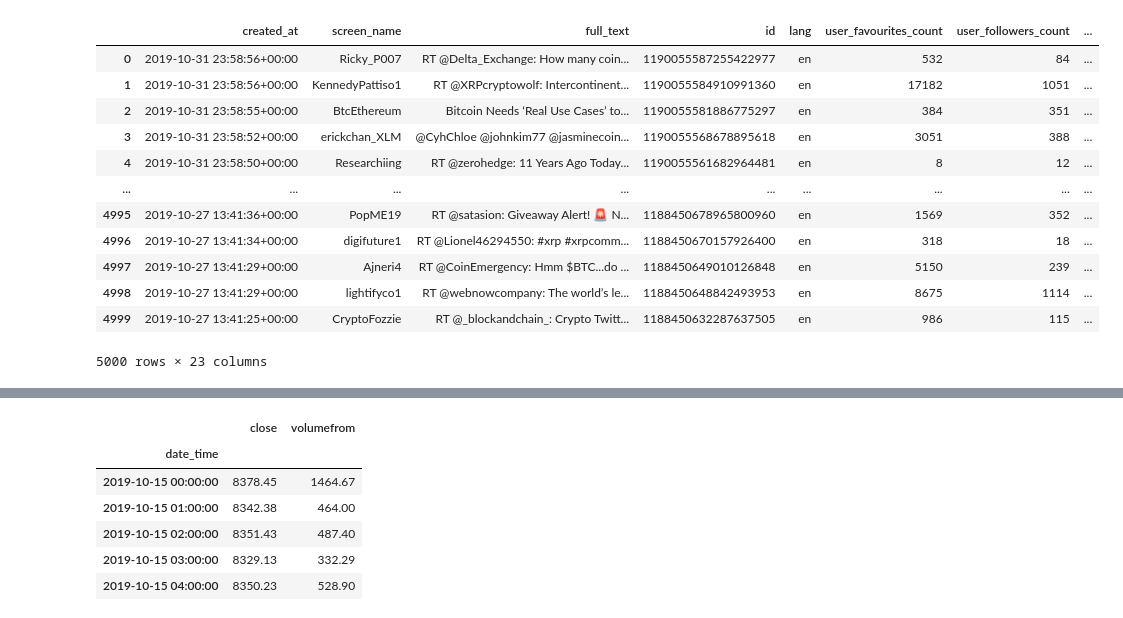
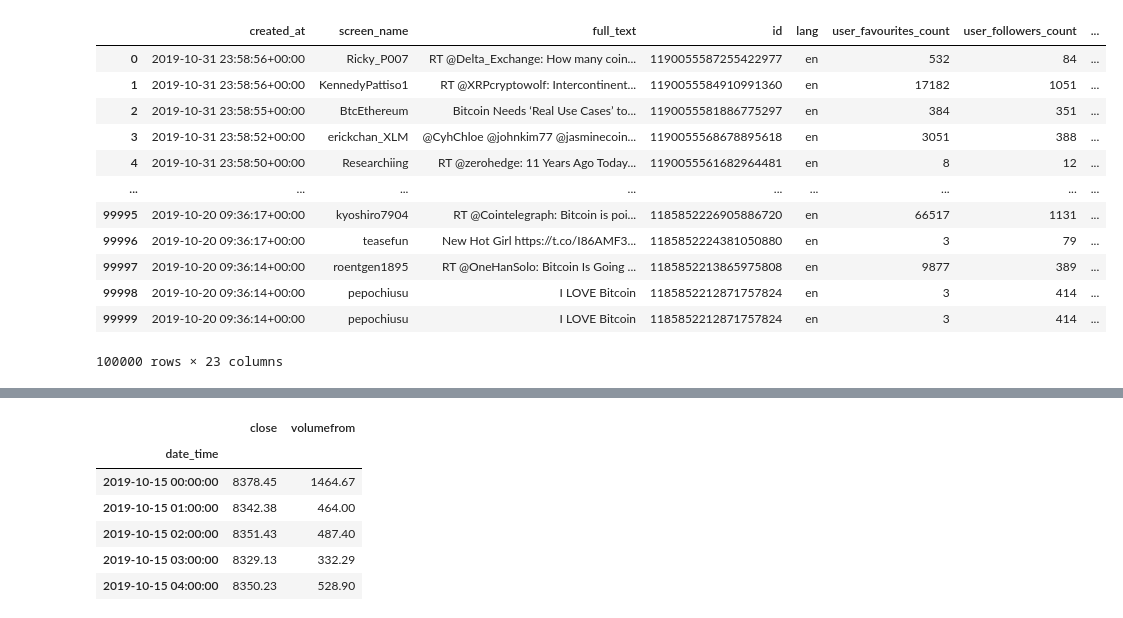
Before and after one commit to willwillis/Crypto-Sentiment-Clusters, a Jupyter notebook: notebooks/igor/price_model.ipynb, the cells around one changed output, grey strips where cells are left out. Saved outputs shown, nothing was run; the diff lists cells and outputs as text; code cells hidden in the pictures.

```diff
--- a/notebooks/igor/price_model.ipynb
+++ b/notebooks/igor/price_model.ipynb
@@ -3,22 +3,22 @@ import pandas as pd
 import os
 import datetime as dt
 # %%
-unpickled_df = pd.read_pickle("../../data/clean/twitter_sentiment3.pkl")
+unpickled_df = pd.read_pickle("../../data/clean/twitter_sentiment_full_1.pkl")
 unpickled_df
 # %% [output]
 |  | created_at | screen_name | full_text | id | lang | user_favourites_count | user_followers_count | ... |
 | 0 | 2019-10-31 23:58:56+00:00 | Ricky_P007 | RT @Delta_Exchange: How many coin... | 1190055587255422977 | en | 532 | 84 | ... |
 | 1 | 2019-10-31 23:58:56+00:00 | KennedyPattiso1 | RT @XRPcryptowolf: Intercontinent... | 1190055584910991360 | en | 17182 | 1051 | ... |
 | 2 | 2019-10-31 23:58:55+00:00 | BtcEthereum | Bitcoin Needs ‘Real Use Cases’ to... | 1190055581886775297 | en | 384 | 351 | ... |
 | 3 | 2019-10-31 23:58:52+00:00 | erickchan_XLM | @CyhChloe @johnkim77 @jasminecoin... | 1190055568678895618 | en | 3051 | 388 | ... |
 | 4 | 2019-10-31 23:58:50+00:00 | Researchiing | RT @zerohedge: 11 Years Ago Today... | 1190055561682964481 | en | 8 | 12 | ... |
 | ... | ... | ... | ... | ... | ... | ... | ... | ... |
-| 4995 | 2019-10-27 13:41:36+00:00 | PopME19 | RT @satasion: Giveaway Alert! 🚨 N... | 1188450678965800960 | en | 1569 | 352 | ... |
-| 4996 | 2019-10-27 13:41:34+00:00 | digifuture1 | RT @Lionel46294550: #xrp #xrpcomm... | 1188450670157926400 | en | 318 | 18 | ... |
-| 4997 | 2019-10-27 13:41:29+00:00 | Ajneri4 | RT @CoinEmergency: Hmm $BTC...do ... | 1188450649010126848 | en | 5150 | 239 | ... |
-| 4998 | 2019-10-27 13:41:29+00:00 | lightifyco1 | RT @webnowcompany: The world’s le... | 1188450648842493953 | en | 8675 | 1114 | ... |
-| 4999 | 2019-10-27 13:41:25+00:00 | CryptoFozzie | RT @_blockandchain_: Crypto Twitt... | 1188450632287637505 | en | 986 | 115 | ... |
+| 99995 | 2019-10-20 09:36:17+00:00 | kyoshiro7904 | RT @Cointelegraph: Bitcoin is poi... | 1185852226905886720 | en | 66517 | 1131 | ... |
+| 99996 | 2019-10-20 09:36:17+00:00 | teasefun | New Hot Girl https://t.co/I86AMF3... | 1185852224381050880 | en | 3 | 79 | ... |
+| 99997 | 2019-10-20 09:36:14+00:00 | roentgen1895 | RT @OneHanSolo: Bitcoin Is Going ... | 1185852213865975808 | en | 9877 | 389 | ... |
+| 99998 | 2019-10-20 09:36:14+00:00 | pepochiusu | I LOVE Bitcoin | 1185852212871757824 | en | 3 | 414 | ... |
+| 99999 | 2019-10-20 09:36:14+00:00 | pepochiusu | I LOVE Bitcoin | 1185852212871757824 | en | 3 | 414 | ... |
-5000 rows × 23 columns
+100000 rows × 23 columns
 # %%
 #unpickled_df2 = pd.read_pickle("../../data/clean/twitter_sentiment2.pkl")
 #unpickled_df2
```
Also changed, not shown: parts of 8 cells of this notebook.
